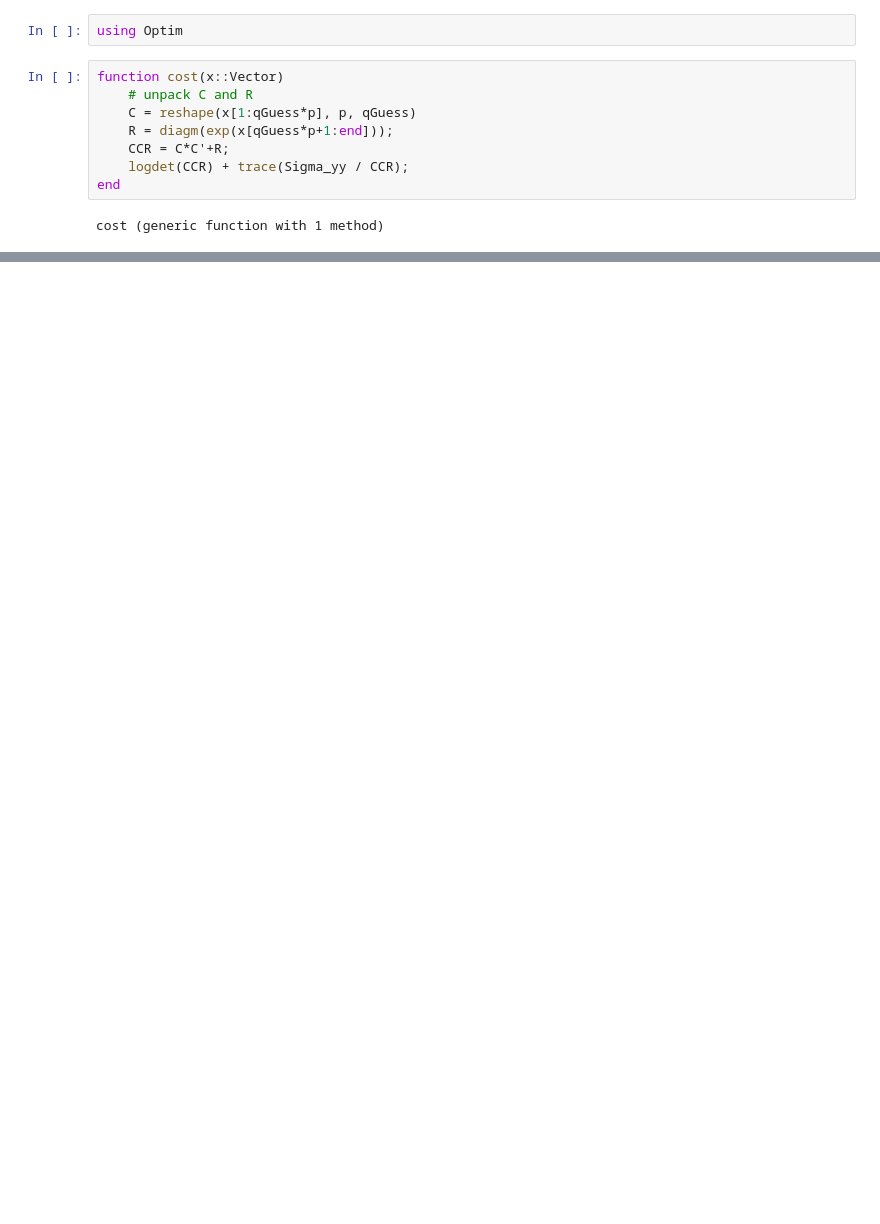
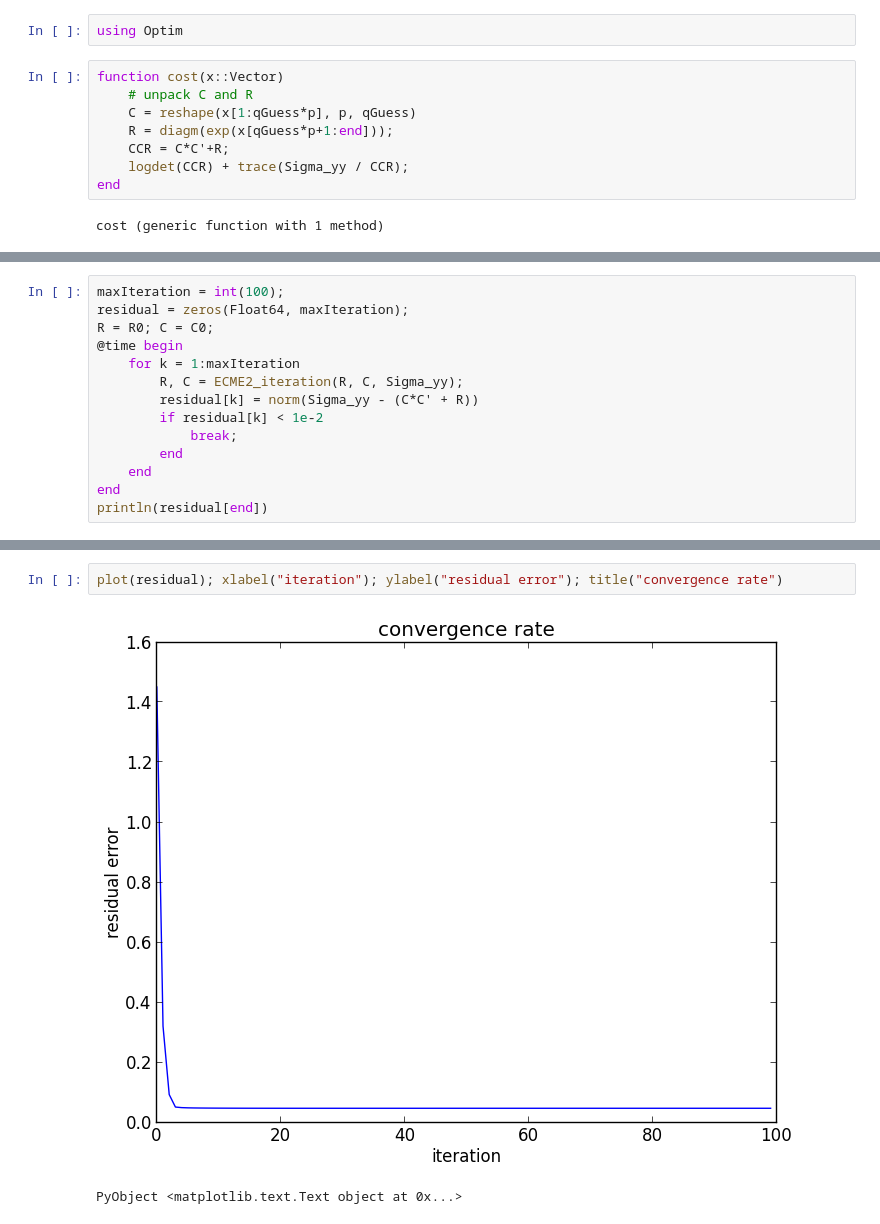
Before and after one commit to memming/EM_FA, a Jupyter notebook: julia/FactorAnalysis.ipynb, the cells around one changed output, grey strips where cells are left out. Saved outputs shown, nothing was run; the diff lists cells and outputs as text; blank space fills up the shorter version.

```diff
--- a/julia/FactorAnalysis.ipynb
+++ b/julia/FactorAnalysis.ipynb
@@ -130,0 +207,14 @@ PyObject <matplotlib.text.Text object at 0x...>
+# %%
+maxIteration = int(100);
+residual = zeros(Float64, maxIteration);
+R = R0; C = C0;
+@time begin
+    for k = 1:maxIteration
+        R, C = ECME2_iteration(R, C, Sigma_yy);
+        residual[k] = norm(Sigma_yy - (C*C' + R))
+        if residual[k] < 1e-2
+            break;
+        end
+    end
+end
+println(residual[end])
@@ -130,0 +224,5 @@ PyObject <matplotlib.text.Text object at 0x...>
+# %%
+plot(residual); xlabel("iteration"); ylabel("residual error"); title("convergence rate")
+# %% [output]
+[figure, added]
+PyObject <matplotlib.text.Text object at 0x...>
```
Also changed, not shown: parts of 22 cells of this notebook.
